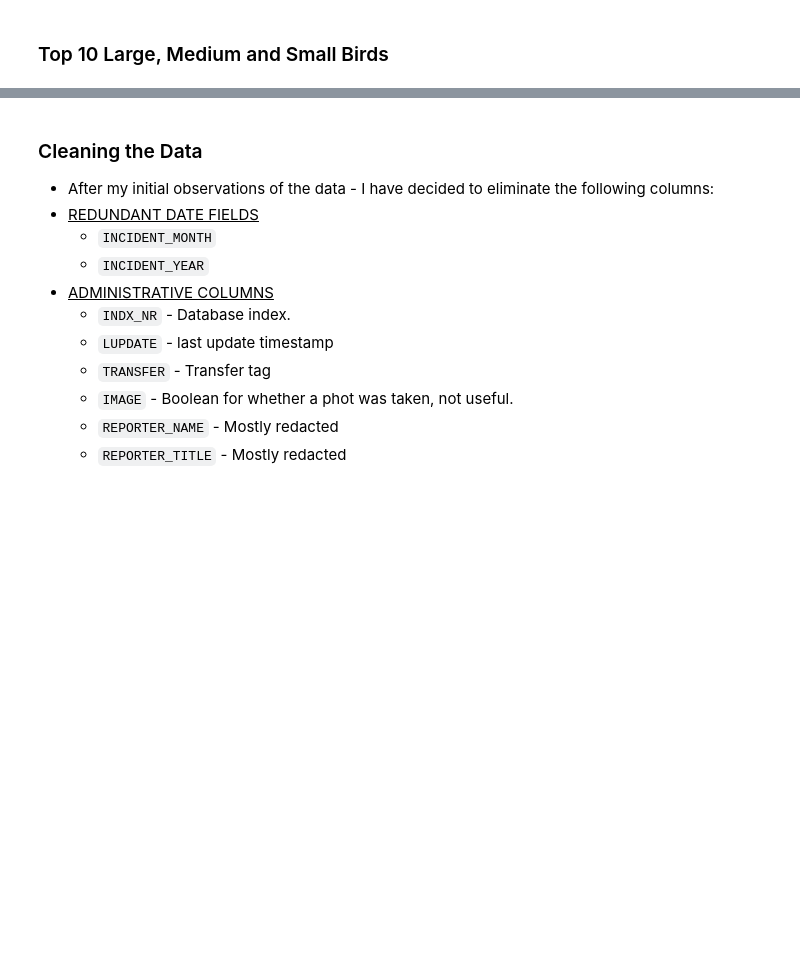
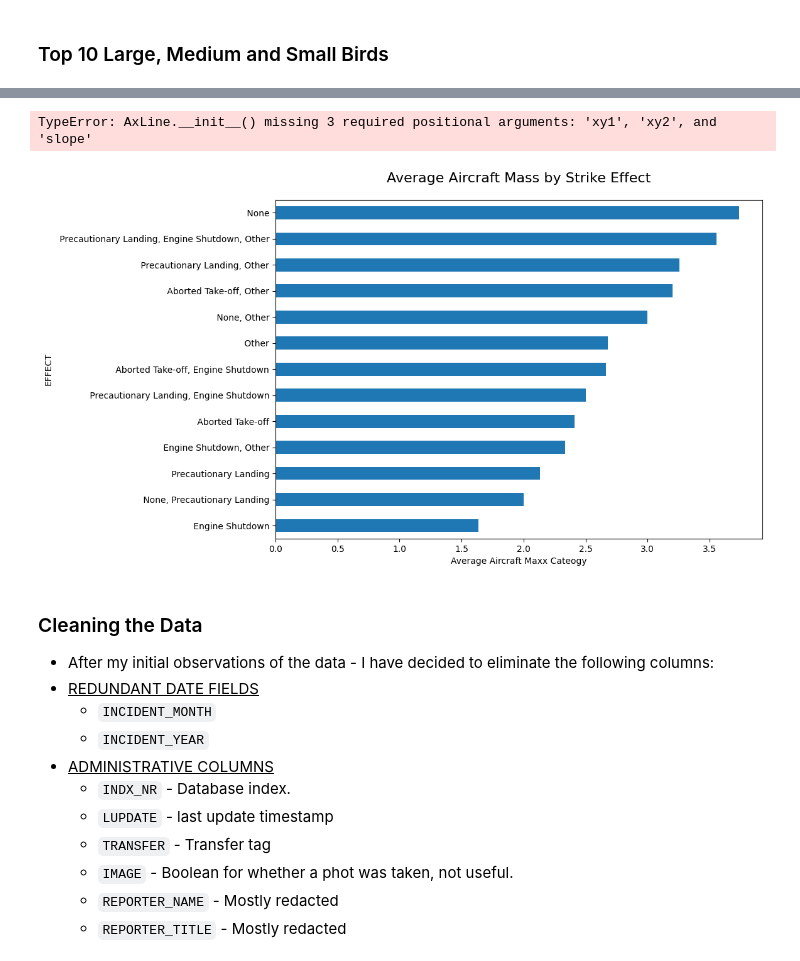
Before and after one commit to notepadnomad/FAA-Wildlife-Strike-EDA, a Jupyter notebook: notebooks/_Initial_Analysis.ipynb, the cells around one changed output, grey strips where cells are left out. Cells and saved outputs as stored; diff of their text form; code cells hidden in the pictures; blank space fills up the shorter version.

Commit message:
Added visual for Average Aircraft Mass by Strike Effect

```diff
--- a/notebooks/_Initial_Analysis.ipynb
+++ b/notebooks/_Initial_Analysis.ipynb
@@ -154,3 +439,27 @@ df_SMBIRD['SPECIES'].value_counts().head(10)
+# %%
+effect_mass = df.groupby('EFFECT')['AC_MASS'].mean().sort_values()
+# %%
+fig, ax = plt.subplots(figsize=(10, 7))
+effect_mass.plot(kind='barh', ax=ax)
+
+plt.xlabel("Average Aircraft Maxx Cateogy")
+plt.ylabel("EFFECT")
+plt.title("Average Aircraft Mass by Strike Effect", fontsize=16, pad=20)
+plt.AxLine(x=effect_mass.mean(), color='red', linestyle='--', label='Overall Average')
+ax.legend()
+
+ax = plt.gca()
+for spine in ax.spines.values():
+    spine.set_linewidth(0.5)
+    spine.set_alpha(0.5)
+ax.spines["top"].set_visible(False)
+ax.spines["right"].set_visible(False)
+
+plt.tight_layout()
+plt.show()
+# %% [output]
+TypeError: AxLine.__init__() missing 3 required positional arguments: 'xy1', 'xy2', and 'slope'
+[figure, added]
 # %% [markdown]
 ### Cleaning the Data
 * After my initial observations of the data - I have decided to eliminate the following columns:
```
Also changed, not shown: parts of 32 cells of this notebook.
